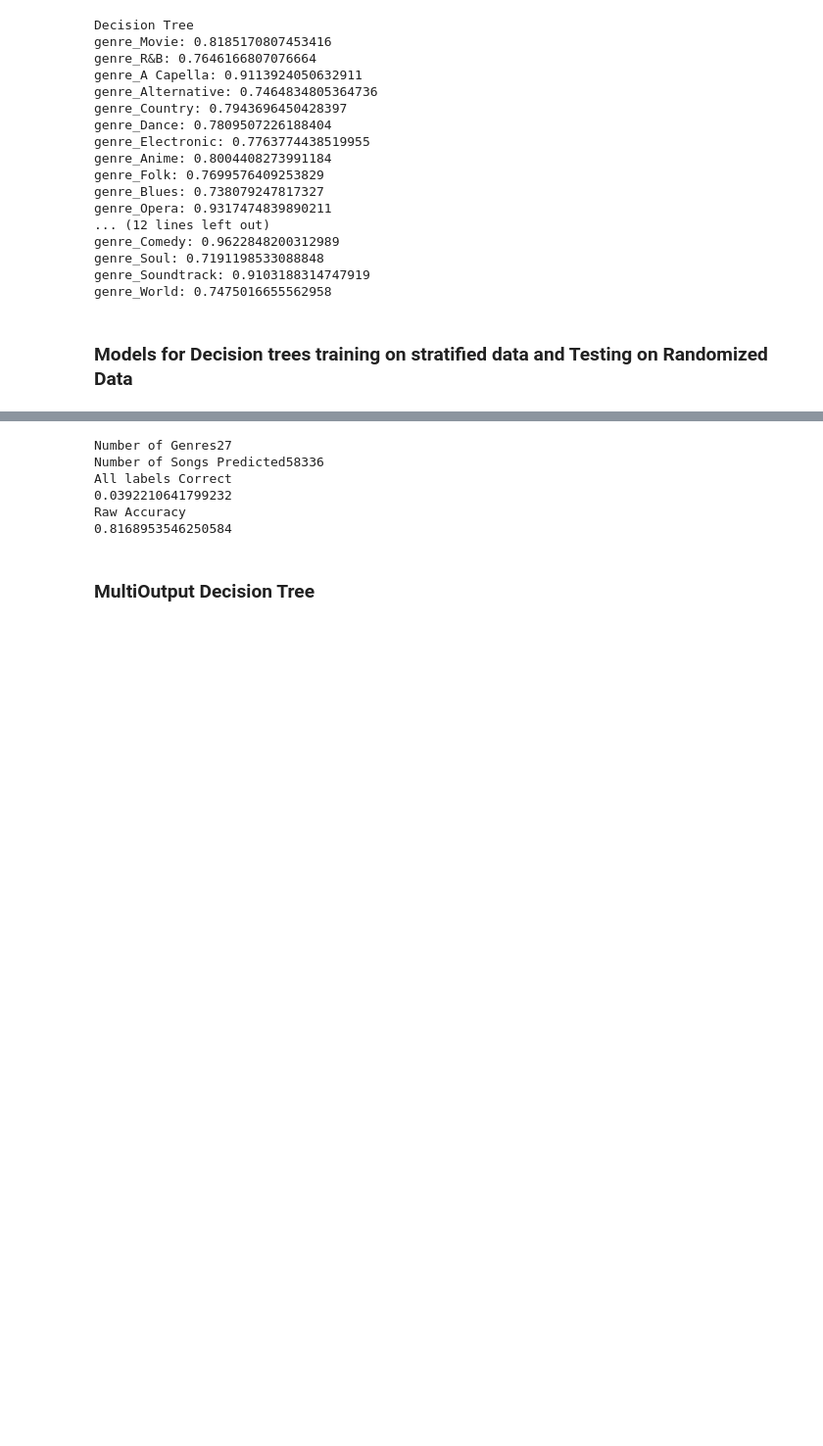
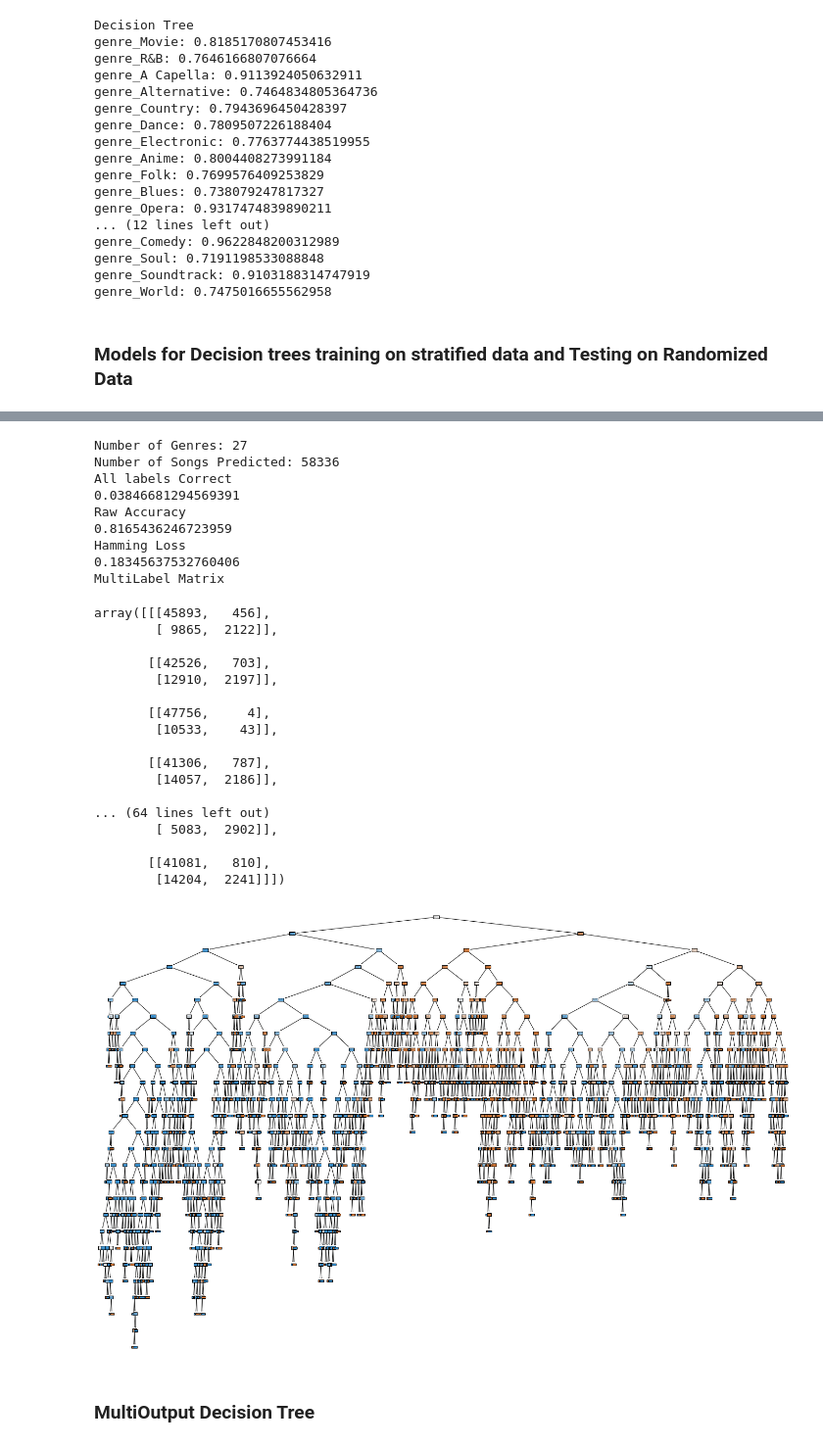
Before and after one commit to iarhbahsir/spotify-genre, a Jupyter notebook: DataCleaning.ipynb, the cells around one changed output, grey strips where cells are left out. Shown at 98% size. Cells and saved outputs as stored; diff of their text form; code cells hidden in the pictures; blank space fills up the shorter version.

```diff
--- a/DataCleaning.ipynb
+++ b/DataCleaning.ipynb
@@ -510,6 +482,21 @@ def test_models(models,test_data,test_targets):
     print("Raw Accuracy")
     raw_score = raw_accuracy(y_pred_all_numpy,test_targets.to_numpy())
     print(raw_score)
+
+    print("Hamming Loss")
+    ham_loss = hamming_loss(y_pred_all_numpy,test_targets.to_numpy())
+    print(ham_loss)
+
+    print("MultiLabel Matrix")
+    multi_label_matrix = multilabel_confusion_matrix(y_pred_all_numpy,test_targets.to_numpy())
+    display(multi_label_matrix)
+
+def print_trees(models):
+    plt.rcParams.update({'font.size': 18})
+    plt.rcParams.update({'figure.figsize': [24, 16]})
+    plt.figure()
+    plot_tree(models[0], filled=True)
+    plt.show()
 # %% [markdown]
 ## Decision Trees
 # %% [markdown]
@@ -666,12 +692,34 @@ genre_Opera fitted
 # %%
 test_models(boosted_models,boost_dt_X_test,boost_dt_y_test)
+print_trees(boosted_models)
 # %% [output]
-Number of Genres27
-Number of Songs Predicted58336
+Number of Genres: 27
+Number of Songs Predicted: 58336
 All labels Correct
-0.0392210641799232
+0.03846681294569391
 Raw Accuracy
-0.8168953546250584
+0.8165436246723959
+Hamming Loss
+0.18345637532760406
+MultiLabel Matrix
+array([[[45893,   456],
+        [ 9865,  2122]],
+
+       [[42526,   703],
+        [12910,  2197]],
+
+       [[47756,     4],
+        [10533,    43]],
+
+       [[41306,   787],
+        [14057,  2186]],
+
+... (64 lines left out)
+        [ 5083,  2902]],
+
+       [[41081,   810],
+        [14204,  2241]]])
+[figure, added]
 # %% [markdown]
 ### MultiOutput Decision Tree
 # %%
```
Also changed, not shown: parts of 21 cells of this notebook, 1 other file.
